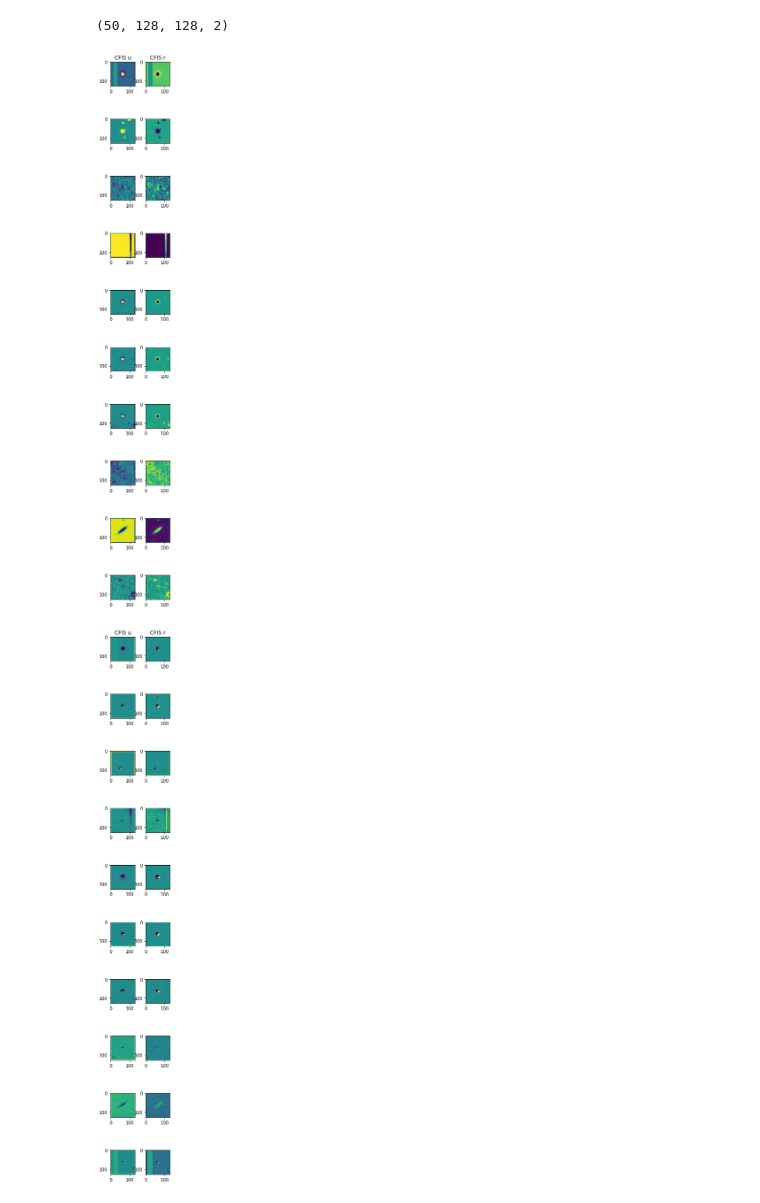
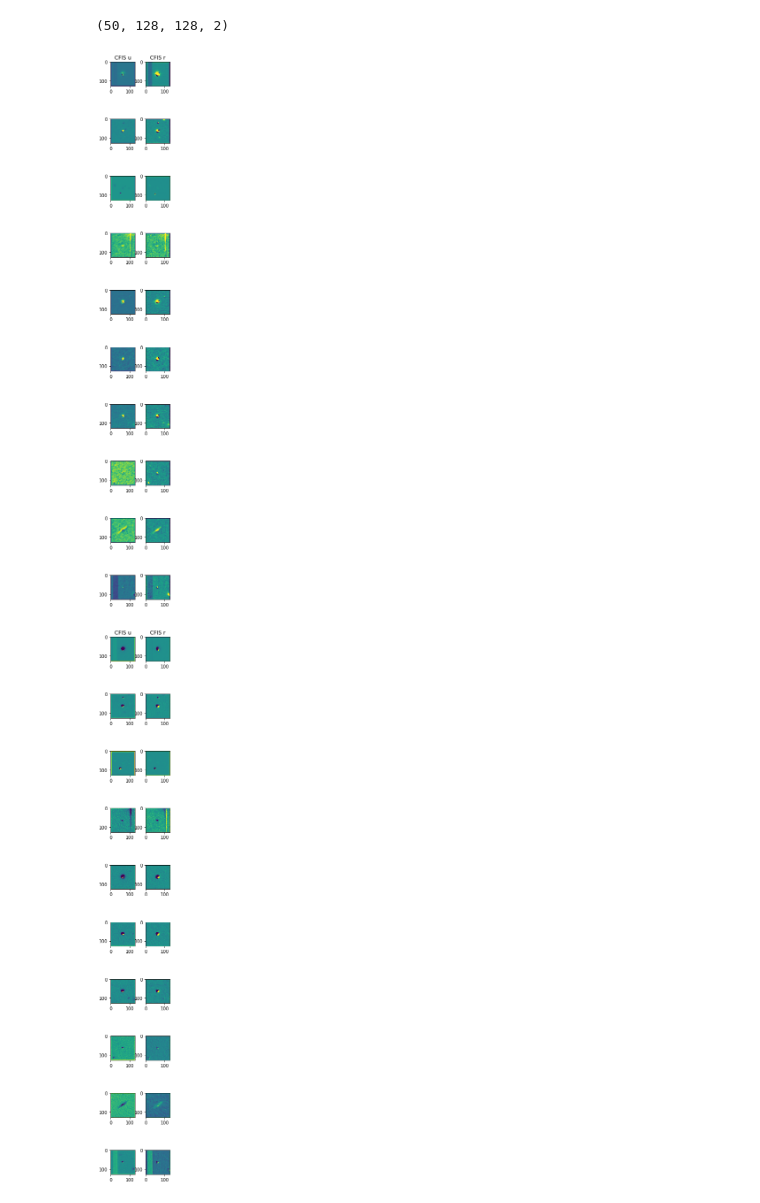
Before and after one commit to AnaHoban/lensing, a Jupyter notebook: Code/Batch Loading/Currently used/Twobands_tests.ipynb, the cells around one changed output. Drawn from its saved outputs; the diff is of its cells as text; code cells hidden in the pictures.

Commit message:
ur training with weights done for 5 tiles

```diff
--- a/Code/Batch Loading/Currently used/Twobands_tests.ipynb
+++ b/Code/Batch Loading/Currently used/Twobands_tests.ipynb
@@ -170,18 +213,6 @@ def create_autoencoder2(shape):
 # %%
 # tiles for val and training
-train_indices = [13]#range(1) #range(5)
+train_indices = range(5)
 val_indices = [12]
 BATCH_SIZE= 256
-# %%
-def masked_MSE_with_uncertainty(y_true, y_pred):
-    y_pred_image = tf.gather(y_pred,indices=[0],axis=-1)
-    y_true_image = tf.reshape(y_true,shape=tf.shape(y_pred_image))
-    weight = tf.gather(y_pred, indices=[1], axis=-1)
-
-    #mask = K.abs(K.sign(y_true_image))
-    loss = K.square(tf.math.multiply((y_true_image - y_pred_image), 1) )
-    print(K.sum(loss))
-    return loss
-    #mask*(K.square(tf.math.divide_no_nan((y_true_image - y_pred_image), weight)))
-    #return K.square(y_true_image - y_pred_image)
 # %%
@@ -213,5 +238,13 @@ K.sum(K.abs(K.sign(c)))
+# %%
+bands = 2
+def masked_MSE_with_uncertainty(y_true, y_pred):
+    weights = y_pred[...,bands:]
+    y_pred_image = y_pred[...,:bands]
+
+    #return K.square(tf.math.multiply((y_true - y_pred), 1) ) #no weights
+    return K.square(tf.math.multiply((y_true - y_pred_image), weights) ) #weights
 # %%
-autoencoder_cfis = create_autoencoder2((CUTOUT_SIZE, CUTOUT_SIZE, 1))
+autoencoder_cfis = create_autoencoder2((CUTOUT_SIZE, CUTOUT_SIZE, 4)) #last is the number of channels
 autoencoder_cfis.compile(optimizer="adam", loss=masked_MSE_with_uncertainty)
 # %%
 autoencoder_cfis.summary()
@@ -283,9 +321,9 @@ def plot_images(images, figname, bands, start=0):
                 axes[row][col].set_title(bands[col])
     plt.savefig("../Plots/" + figname)
 # %%
-plot_images(decoded_imgs_cfis[:10,:,:,:], "Reconstructed Cutouts 185.270 with Cust Loss just r.png", bands=["CFIS u", "CFIS r"], start=2)
+plot_images(decoded_imgs_cfis[:10,:,:,:], "Reconstructed Cutouts 185.270 with Cust Loss r-u.png", bands=["CFIS u", "CFIS r"], start=2)
 # %% [output]
-[figure, old version]
+[figure, new version]
 # %%
 plot_images(decoded_imgs_cfis[:10,:,:,:], "Reconstructed Cutouts 185.270 with Cust Loss.png", bands=["CFIS u", "CFIS r"], start=2)
 # %% [output]
```
Also changed, not shown: parts of 22 cells of this notebook.
